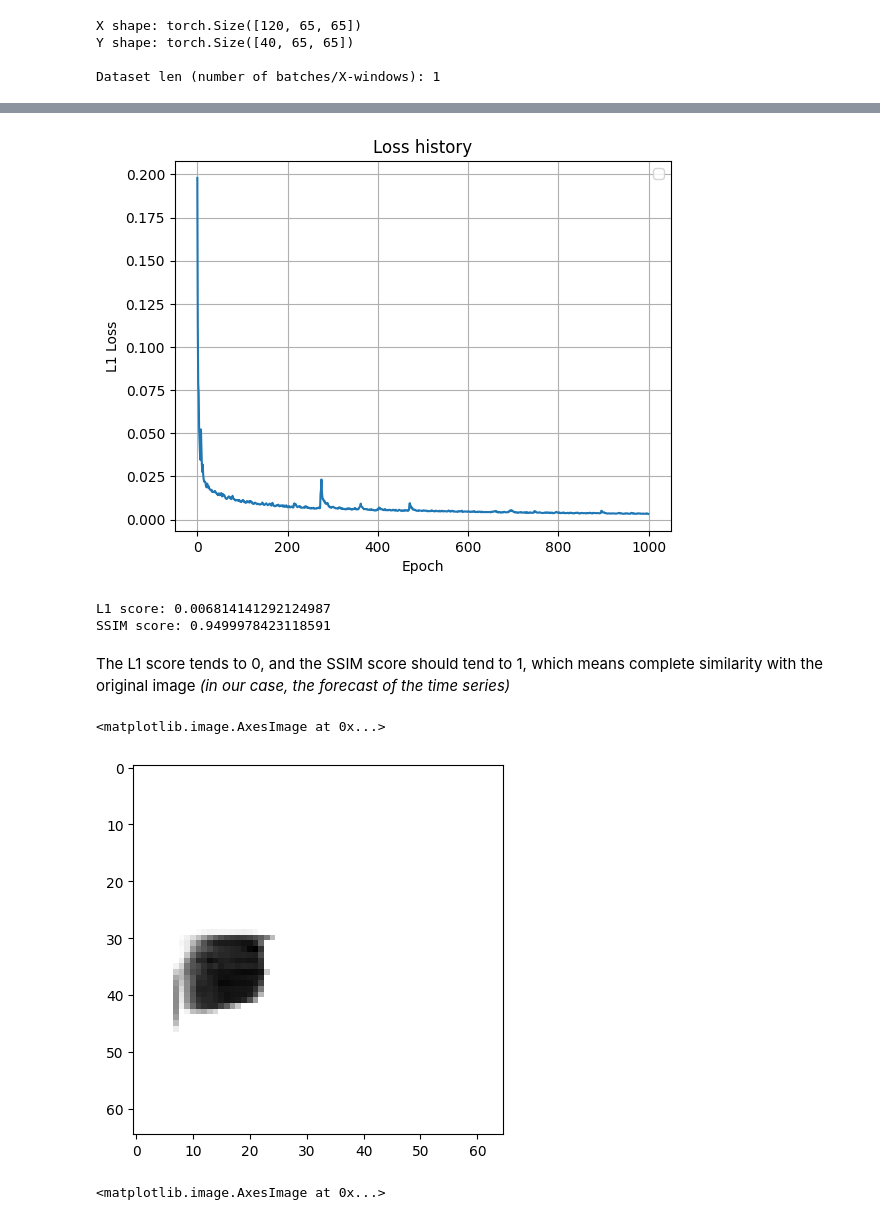
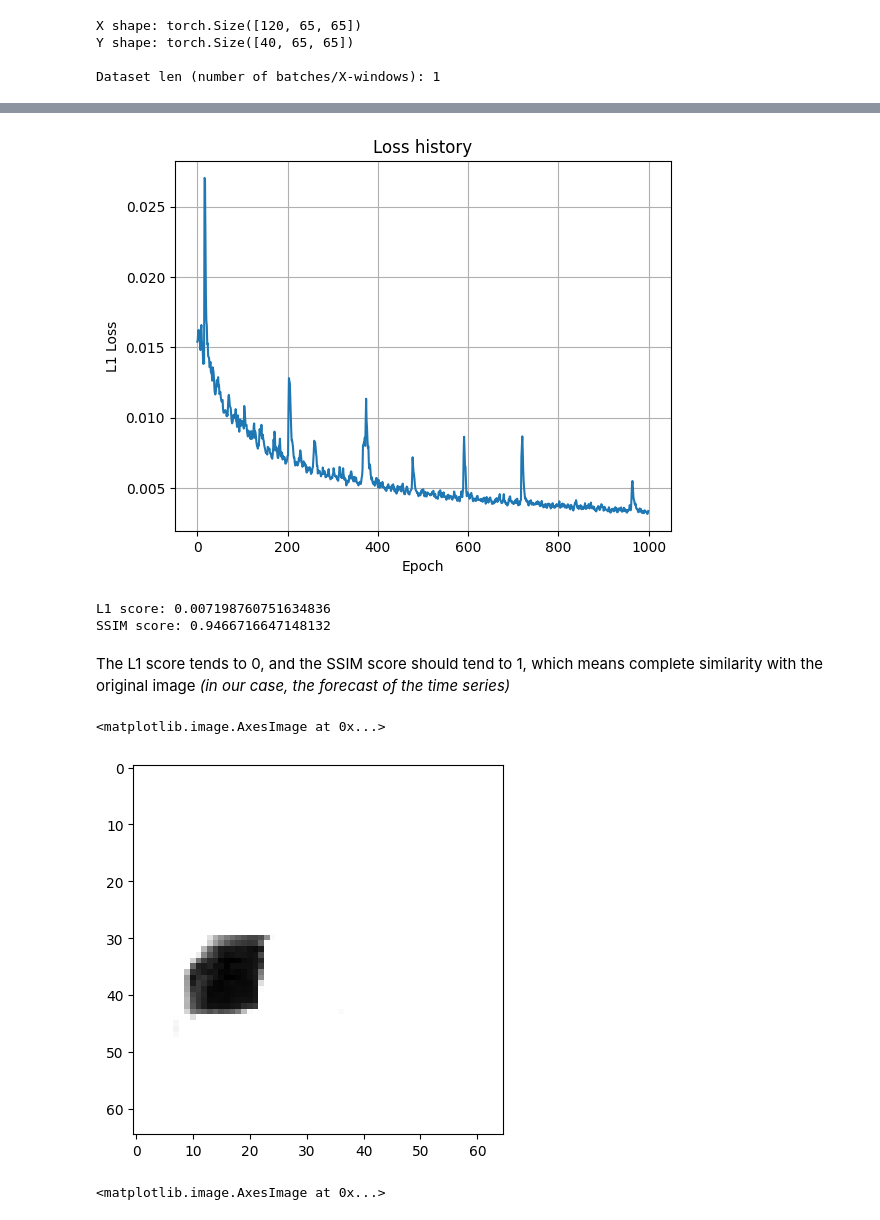
Before and after one commit to ChrisLisbon/TorchCNNBuilder, a Jupyter notebook: examples/usage_examples/model_examples.ipynb, the cells around one changed output, grey strips where cells are left out. Saved outputs shown, nothing was run; the diff lists cells and outputs as text; code cells hidden in the pictures.

```diff
--- a/examples/usage_examples/model_examples.ipynb
+++ b/examples/usage_examples/model_examples.ipynb
@@ -128,7 +134,7 @@ batch_size = 50
 
 dataloader = DataLoader(train_dataset, batch_size=batch_size, shuffle=False)
 # %%
-optimizer = optim.AdamW(model.parameters(), lr=1e-4)
+optimizer = optim.AdamW(model.parameters(), lr=1e-3)
 criterion = nn.L1Loss()
 # %%
 losses = []
@@ -154,6 +160,6 @@ for epoch in tqdm(range(epochs)):
 
     losses.append(loss)
 
-    if epoch % 10 == 0 or epoch - 1 == epochs:
+    if epoch % 100 == 0 or epoch - 1 == epochs:
         tqdm.write("epoch : {}/{}, recon loss = {:.8f}".format(epoch+1, epochs, loss))
 # %% [output]
@@ -177,13 +176,12 @@ epoch : 991/1000, recon loss = 0.00343564
 # %%
 plt.plot(list(range(epochs)), losses)
 plt.grid()
 plt.xlabel('Epoch')
 plt.ylabel('L1 Loss')
 plt.title('Loss history')
-plt.legend()
 plt.show()
 # %% [output]
-[figure, old version]
+[figure, new version]
 # %%
 # checking the result score
 with torch.no_grad():
@@ -200,15 +198,15 @@ with torch.no_grad():
         print(f'L1 score: {l1_val}')
         print(f'SSIM score: {ssim_val[0]}')
 # %% [output]
-L1 score: 0.006814141292124987
-SSIM score: 0.9499978423118591
+L1 score: 0.007198760751634836
+SSIM score: 0.9466716647148132
 # %% [markdown]
 The L1 score tends to 0, and the SSIM score should tend to 1, which means complete similarity with the original image *(in our case, the forecast of the time series)*
 # %%
 plt.imshow((1-outputs[0].detach().cpu().numpy()[39]), cmap='gray')
 # %% [output]
 <matplotlib.image.AxesImage at 0x...>
-[figure, old version]
+[figure, new version]
 # %%
 plt.imshow(1 - Y[0].cpu()[39], cmap='gray')
 # %% [output]
```
Also changed, not shown: parts of 5 cells of this notebook, 23 other files.
